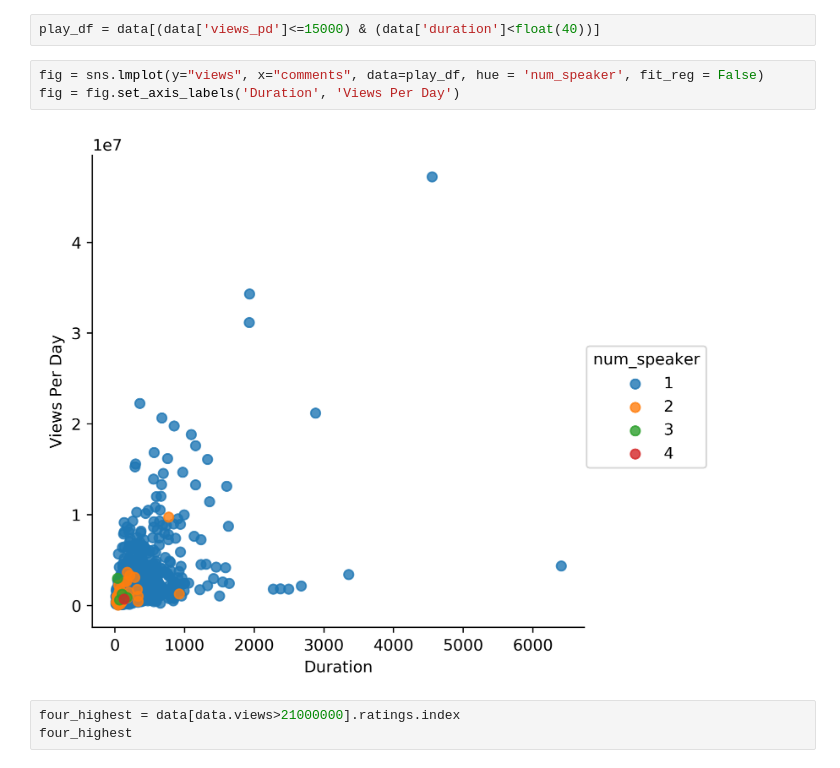
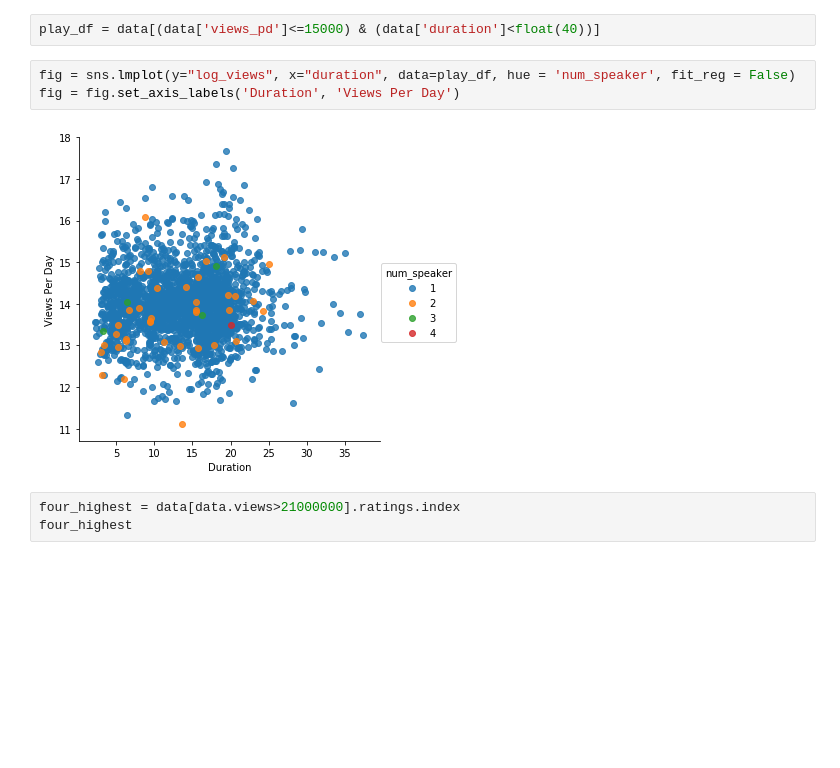
Before and after one commit to djmor12/Metis, a Jupyter notebook: Luther/Luther Kaggle Data.ipynb, the cells around one changed output. Saved outputs shown, nothing was run; the diff lists cells and outputs as text; blank space fills up the shorter version.

```diff
--- a/Luther/Luther Kaggle Data.ipynb
+++ b/Luther/Luther Kaggle Data.ipynb
@@ -124,10 +127,10 @@ sns.heatmap(data.corr(), vmin=-1, vmax=1, cmap=('seismic'), annot = True)
 # %%
 play_df = data[(data['views_pd']<=15000) & (data['duration']<float(40))]
 # %%
-fig = sns.lmplot(y="views", x="comments", data=play_df, hue = 'num_speaker', fit_reg = False)
+fig = sns.lmplot(y="log_views", x="duration", data=play_df, hue = 'num_speaker', fit_reg = False)
 fig = fig.set_axis_labels('Duration', 'Views Per Day')
 # %% [output]
-[figure, old version]
+[figure, new version]
 # %%
 four_highest = data[data.views>21000000].ratings.index
 four_highest
```
Also changed, not shown: parts of 32 cells of this notebook, 1 other file.
